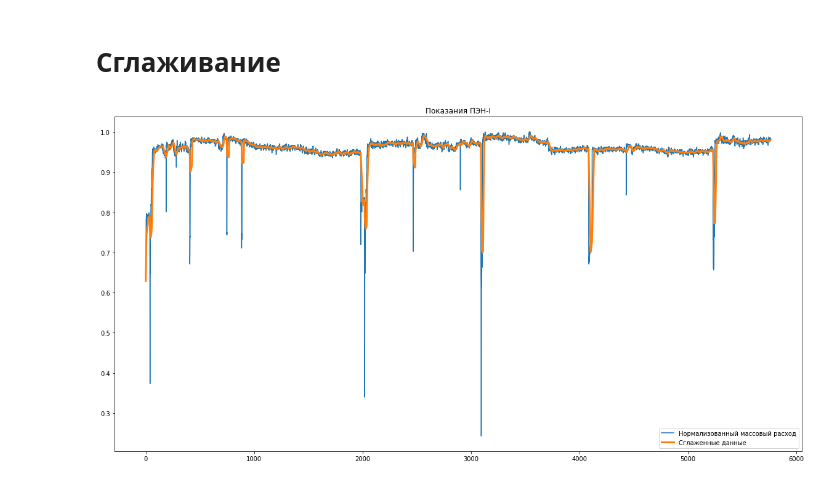
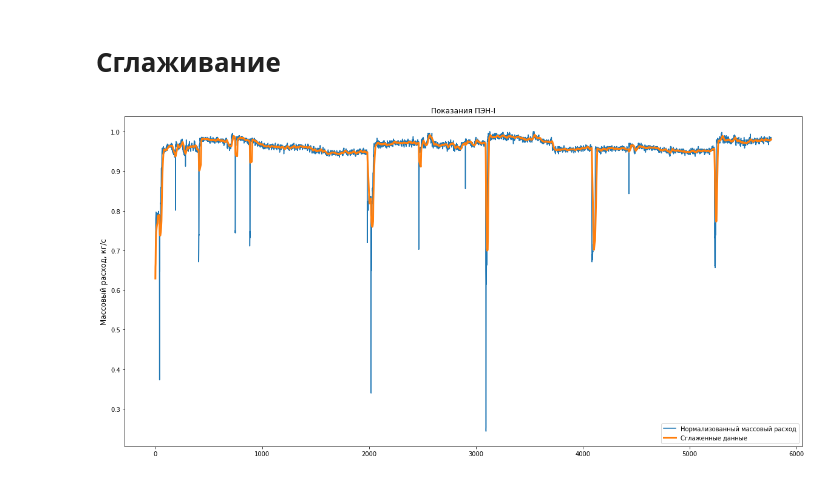
Before and after one commit to edodo1337/diplom, a Jupyter notebook: research/Диплом.ipynb, the cells around one changed output. Cells and saved outputs as stored; diff of their text form; code cells hidden in the pictures.

```diff
--- a/research/Диплом.ipynb
+++ b/research/Диплом.ipynb
@@ -197,6 +203,30 @@ filtred_data = {
     'pump_4_eff': pd.concat([pump_4_eff[i[0]:i[1]] for i in segments4],  ignore_index=True),
     'pump_5_eff': pd.concat([pump_5_eff[i[0]:i[1]] for i in segments5],  ignore_index=True),
 
+    'pump_1_temp': pd.concat([df[pump_temp_col][i[0]:i[1]] for i in segments1],  ignore_index=True),
+    'pump_2_temp': pd.concat([df[pump_temp_col][i[0]:i[1]] for i in segments2],  ignore_index=True),
+    'pump_3_temp': pd.concat([df[pump_temp_col][i[0]:i[1]] for i in segments3],  ignore_index=True),
+    'pump_4_temp': pd.concat([df[pump_temp_col][i[0]:i[1]] for i in segments4],  ignore_index=True),
+    'pump_5_temp': pd.concat([df[pump_temp_col][i[0]:i[1]] for i in segments5],  ignore_index=True),
+
+
+    'pump_1_amper': pd.concat([df[pump_amper_cols[0]][i[0]:i[1]] for i in segments1],  ignore_index=True),
+    'pump_2_amper': pd.concat([df[pump_amper_cols[1]][i[0]:i[1]] for i in segments2],  ignore_index=True),
+    'pump_3_amper': pd.concat([df[pump_amper_cols[2]][i[0]:i[1]] for i in segments3],  ignore_index=True),
+    'pump_4_amper': pd.concat([df[pump_amper_cols[3]][i[0]:i[1]] for i in segments4],  ignore_index=True),
+    'pump_5_amper': pd.concat([df[pump_amper_cols[4]][i[0]:i[1]] for i in segments5],  ignore_index=True),
+
+    'pump_1_revs': pd.concat([df[pump_revs_cols[0]][i[0]:i[1]] for i in segments1],  ignore_index=True),
+    'pump_2_revs': pd.concat([df[pump_revs_cols[1]][i[0]:i[1]] for i in segments2],  ignore_index=True),
+    'pump_3_revs': pd.concat([df[pump_revs_cols[2]][i[0]:i[1]] for i in segments3],  ignore_index=True),
+    'pump_4_revs': pd.concat([df[pump_revs_cols[3]][i[0]:i[1]] for i in segments4],  ignore_index=True),
+    'pump_5_revs': pd.concat([df[pump_revs_cols[4]][i[0]:i[1]] for i in segments5],  ignore_index=True),
+
+#     'pump_1_volt': pd.concat([df[pump_volt_cols[0]][i[0]:i[1]] for i in segments1],  ignore_index=True),
+#     'pump_2_volt': pd.concat([df[pump_volt_cols[1]][i[0]:i[1]] for i in segments2],  ignore_index=True),
+#     'pump_3_volt': pd.concat([df[pump_volt_cols[2]][i[0]:i[1]] for i in segments3],  ignore_index=True),
+#     'pump_4_volt': pd.concat([df[pump_volt_cols[3]][i[0]:i[1]] for i in segments4],  ignore_index=True),
+#     'pump_5_volt': pd.concat([df[pump_volt_cols[4]][i[0]:i[1]] for i in segments5],  ignore_index=True),
 }
 
 
@@ -235,35 +265,36 @@ pump_mass_1_norm.plot(title="Показания ПЭН-I", label="Нормали
 
 rolled_mass_1 = pump_mass_1_norm.rolling(20, min_periods=1).mean()
 rolled_mass_1.plot(label='Сглаженные данные', linewidth=3)
+plt.ylabel("Массовый расход, кг/c", fontsize=12)
 plt.legend(loc='lower right')
 
 smoothed_data = {
     'pump_1_in':smooth(filtred_data['pump_1_in']),
     'pump_2_in':smooth(filtred_data['pump_2_in']),
     'pump_3_in':smooth(filtred_data['pump_3_in']),
     'pump_4_in':smooth(filtred_data['pump_4_in']),
     'pump_5_in':smooth(filtred_data['pump_5_in']),
 
 
     'pump_1_out':smooth(filtred_data['pump_1_out']),
     'pump_2_out':smooth(filtred_data['pump_2_out']),
     'pump_3_out':smooth(filtred_data['pump_3_out']),
     'pump_4_out':smooth(filtred_data['pump_4_out']),
     'pump_5_out':smooth(filtred_data['pump_5_out']),
 
 
     'pump_1_mass':smooth(filtred_data['pump_1_mass']),
     'pump_2_mass':smooth(filtred_data['pump_2_mass']),
     'pump_3_mass':smooth(filtred_data['pump_3_mass']),
     'pump_4_mass':smooth(filtred_data['pump_4_mass']),
     'pump_5_mass':smooth(filtred_data['pump_5_mass']),
 
     'pump_1_eff':smooth(filtred_data['pump_1_eff']),
     'pump_2_eff':smooth(filtred_data['pump_2_eff']),
     'pump_3_eff':smooth(filtred_data['pump_3_eff']),
     'pump_4_eff':smooth(filtred_data['pump_4_eff']),
     'pump_5_eff':smooth(filtred_data['pump_5_eff']),
 
 }
 # %% [output]
-[figure, old version]
+[figure, new version]
```
Also changed, not shown: parts of 11 cells of this notebook, 2 other files.
